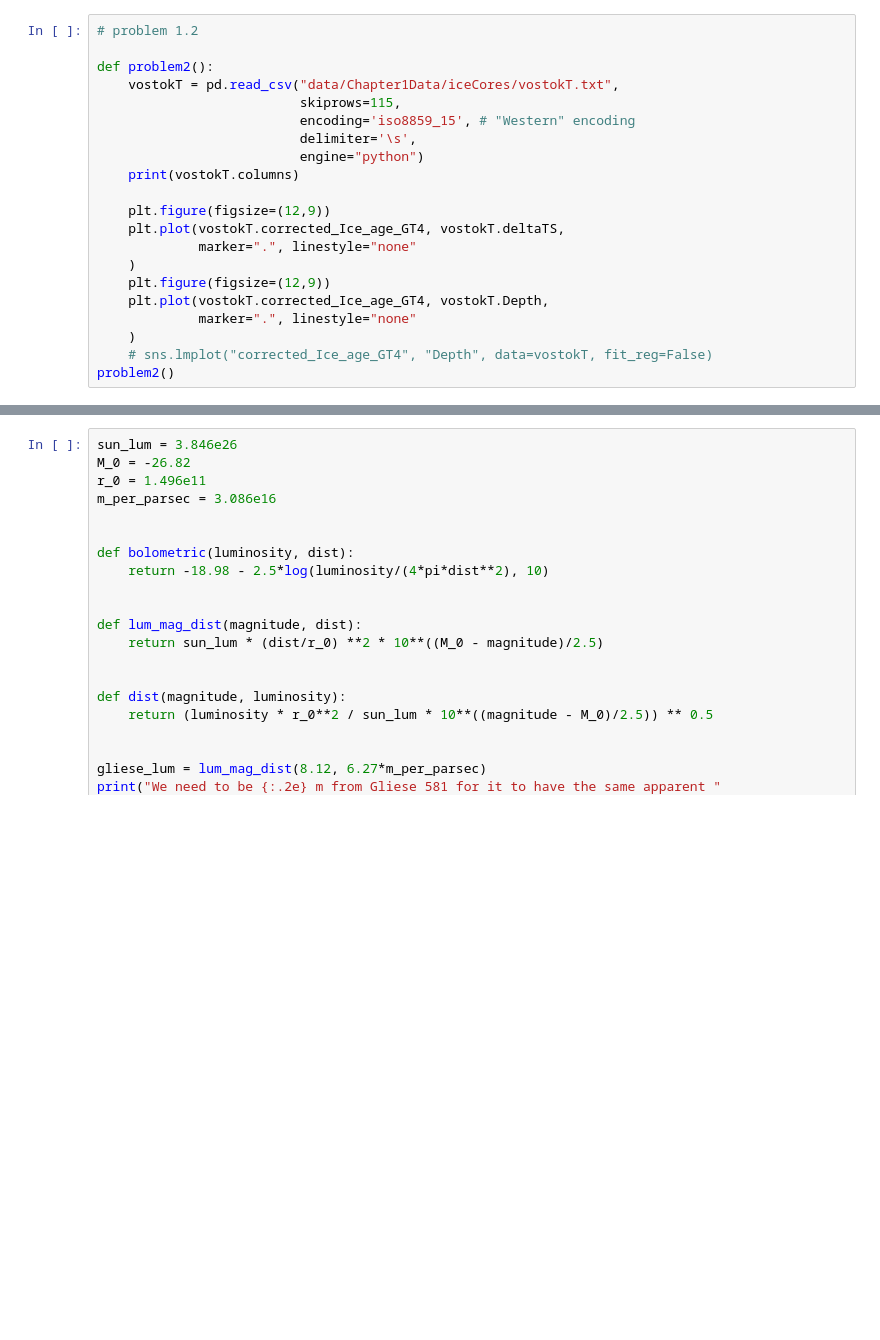
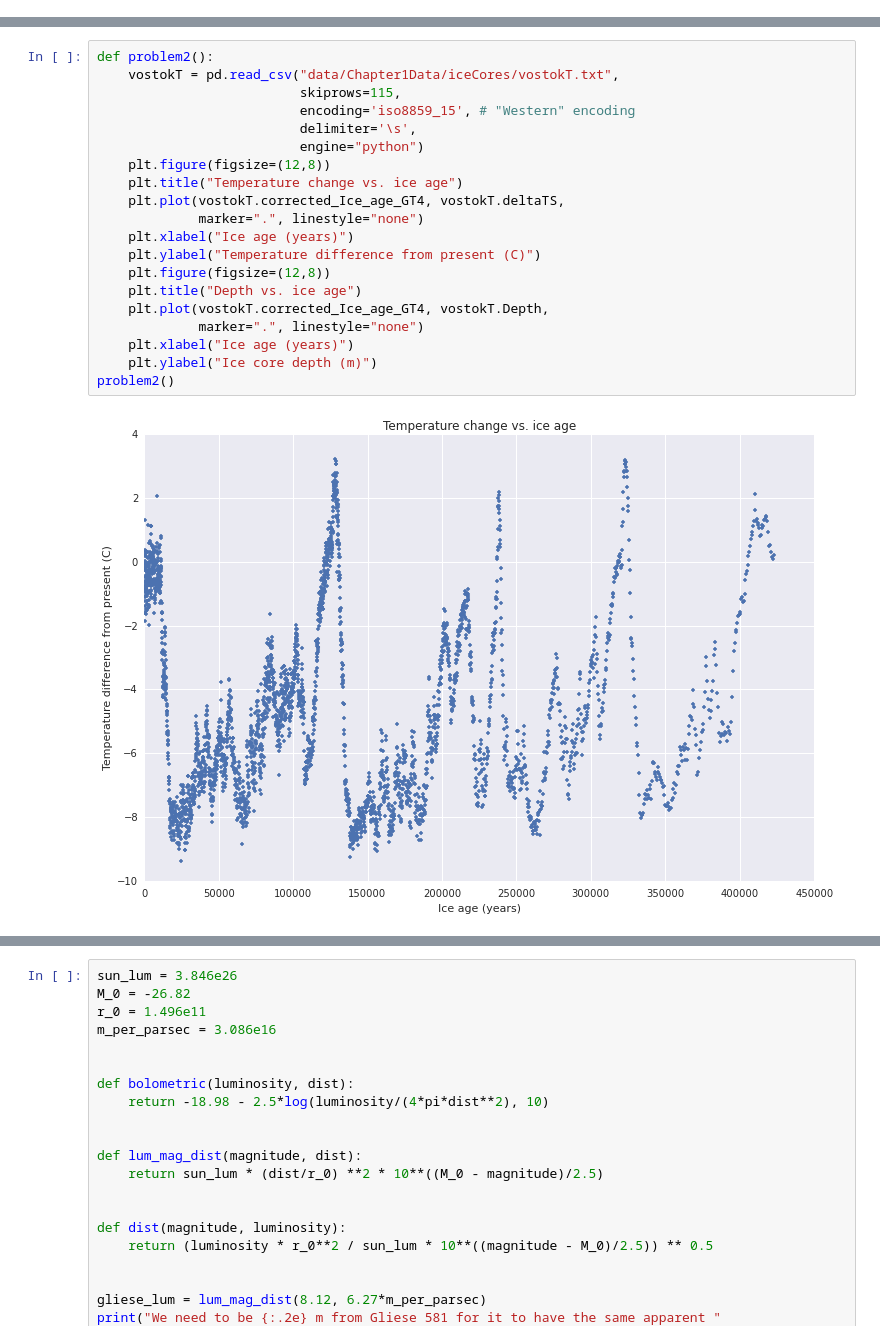
Before and after one commit to jdangerx/planetaryclimate, a Jupyter notebook: ch1.ipynb, the cells around one changed output, grey strips where cells are left out. Saved outputs shown, nothing was run; the diff lists cells and outputs as text; blank space fills up the shorter version.

```diff
--- a/ch1.ipynb
+++ b/ch1.ipynb
@@ -56,21 +0,0 @@ problem1()
-# %%
-# problem 1.2
-
-def problem2():
-    vostokT = pd.read_csv("data/Chapter1Data/iceCores/vostokT.txt",
-                          skiprows=115,
-                          encoding='iso8859_15', # "Western" encoding
-                          delimiter='\s',
-                          engine="python")
-    print(vostokT.columns)
-
-    plt.figure(figsize=(12,9))
-    plt.plot(vostokT.corrected_Ice_age_GT4, vostokT.deltaTS,
-             marker=".", linestyle="none"
-    )
-    plt.figure(figsize=(12,9))
-    plt.plot(vostokT.corrected_Ice_age_GT4, vostokT.Depth,
-             marker=".", linestyle="none"
-    )
-    # sns.lmplot("corrected_Ice_age_GT4", "Depth", data=vostokT, fit_reg=False)
-problem2()
@@ -396,0 +87,22 @@ Now plugging the Gliese 581 numbers in, we get:
+# %%
+def problem2():
+    vostokT = pd.read_csv("data/Chapter1Data/iceCores/vostokT.txt",
+                          skiprows=115,
+                          encoding='iso8859_15', # "Western" encoding
+                          delimiter='\s',
+                          engine="python")
+    plt.figure(figsize=(12,8))
+    plt.title("Temperature change vs. ice age")
+    plt.plot(vostokT.corrected_Ice_age_GT4, vostokT.deltaTS,
+             marker=".", linestyle="none")
+    plt.xlabel("Ice age (years)")
+    plt.ylabel("Temperature difference from present (C)")
+    plt.figure(figsize=(12,8))
+    plt.title("Depth vs. ice age")
+    plt.plot(vostokT.corrected_Ice_age_GT4, vostokT.Depth,
+             marker=".", linestyle="none")
+    plt.xlabel("Ice age (years)")
+    plt.ylabel("Ice core depth (m)")
+problem2()
+# %% [output]
+[figure, added]
```
Also changed, not shown: parts of 58 cells of this notebook.
